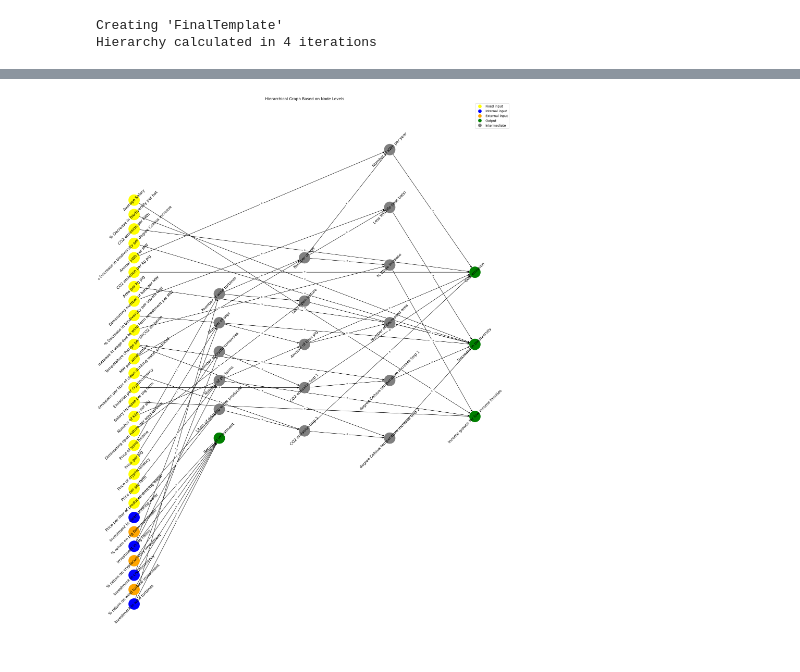
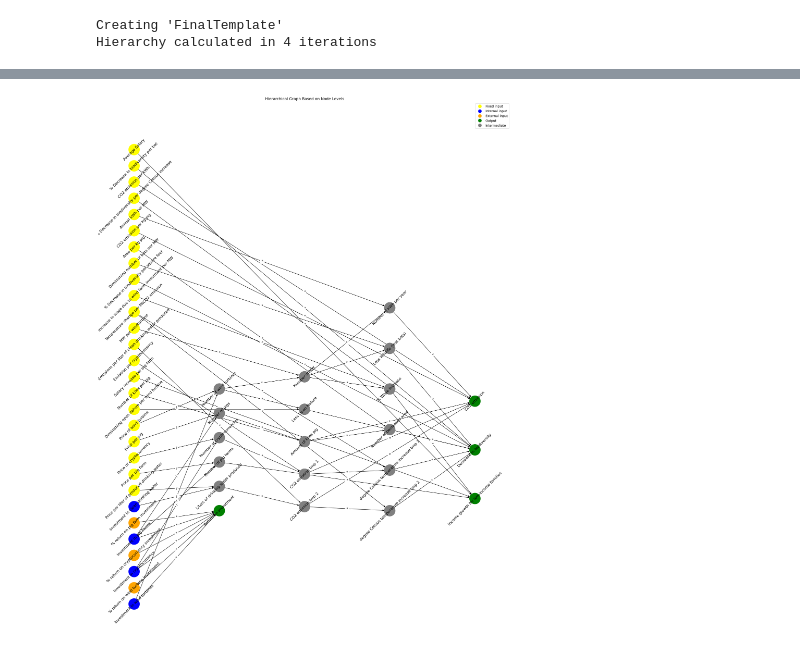
Before and after one commit to ymmath/trbs, a Jupyter notebook: model/dependency_tree_playground.ipynb, the cells around one changed output, grey strips where cells are left out. Cells and saved outputs as stored; diff of their text form; code cells hidden in the pictures.

```diff
--- a/model/dependency_tree_playground.ipynb
+++ b/model/dependency_tree_playground.ipynb
@@ -529,11 +459,3 @@ def create_legend(legend_dict):
         handles.append(plt.Line2D([0], [0], color=color, marker='o', markersize=10, linewidth=0))
         labels.append(f'{category}')
     return handles, labels
-# %%
-x_spacing = 1  # Adjust this value for spacing between levels
-y_spacing = 5.0  # Adjust this value for vertical spacing between nodes at the same level
-for level, nodes in nodes_by_level.items():
-    num_nodes = len(nodes)
-    x_value = level * x_spacing
-    y_values = [(i - (num_nodes - 1) / 2) * y_spacing for i in range(num_nodes)]
-    print(y_values)
@@ -569,32 +485,33 @@ pos = {}
 x_spacing = 1  # Adjust this value for spacing between levels
 y_spacing = 5.0  # Adjust this value for vertical spacing between nodes at the same level
 for level, nodes in nodes_by_level.items():
     num_nodes = len(nodes)
     x_value = level * x_spacing
-    y_values = [(i*(level + 1) - (num_nodes - 1) / 2) * y_spacing for i in range(num_nodes)]
+    y_values = [(i*(level + 2) - (num_nodes - 1) / 2) * y_spacing for i in range(num_nodes)]
     pos.update((node, (x_value, y_value)) for node, y_value in zip(nodes, y_values))
 
 # Plot the graph
 edge_labels = {(u, v): d["label"] for u, v, d in G.edges(data=True)}
 node_colors = [G.nodes[node]["color"] for node in G.nodes()]
 
 plt.figure(figsize=(18, 24))
 
 # with_labels=False because of rotating the node labels
 nx.draw(G, pos, node_color=node_colors, with_labels=False, node_size=1200, font_size=10)
 
 text = nx.draw_networkx_labels(G, pos)
 # Rotate the node labels
 for _, t in text.items():
     t.set_rotation(45)
+# nx.draw_networkx_edges(G, pos, connectionstyle='arc3')
 nx.draw_networkx_edge_labels(G, pos, edge_labels=edge_labels)
 
 # Create and add legend
 legend_handles, legend_labels = create_legend(legend_dict)
 
 plt.title("Hierarchical Graph Based on Node Levels")
 plt.legend(legend_handles, legend_labels, loc='upper right')
 plt.axis('off')  # Turn off axis for cleaner display
 plt.show()
 # %% [output]
-[figure, old version]
+[figure, new version]
```
Also changed, not shown: parts of 17 cells of this notebook.
